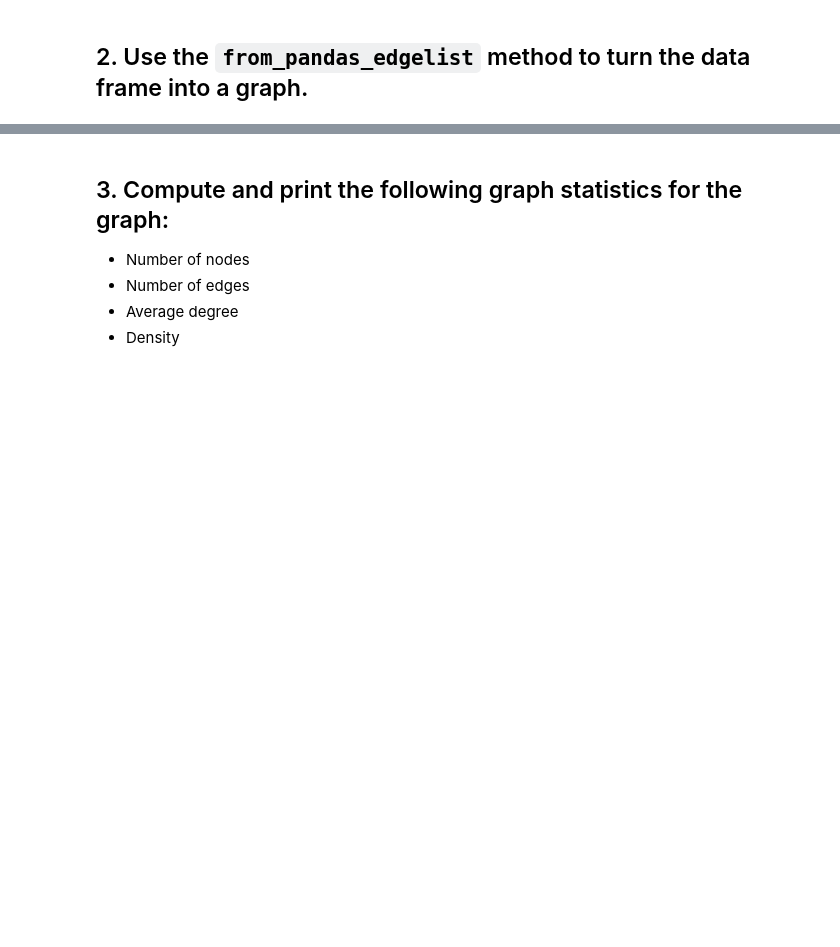
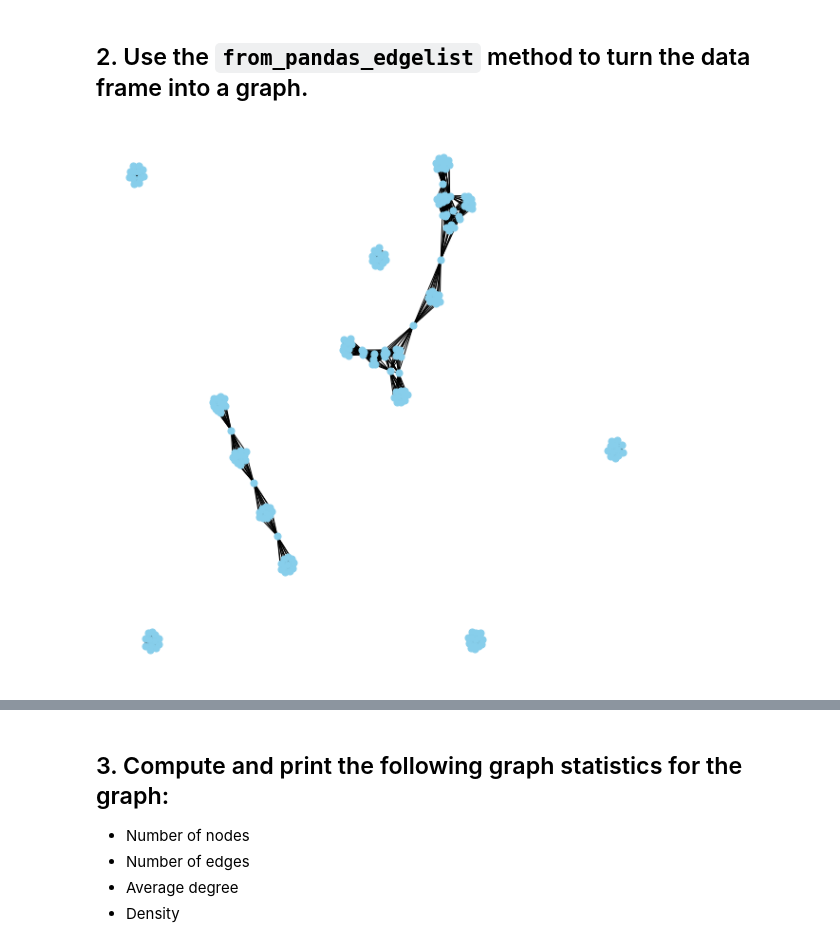
Before and after one commit to ta-datapt-bcn/lab-network-analysis, a Jupyter notebook: your-code/main.ipynb, the cells around one changed output, grey strips where cells are left out. Cells and saved outputs as stored; diff of their text form; code cells hidden in the pictures; blank space fills up the shorter version.

Commit message:
done, but have some questions

```diff
--- a/your-code/main.ipynb
+++ b/your-code/main.ipynb
@@ -12,6 +15,6 @@ import pandas as pd
 
 In the `us_mens_basketball.csv` data set, each row represents an single basketball player's participation in a single event at a single Olympics.
 # %%
-basketball = pd.read_csv('./data/us_mens_basketball.csv')
+basketball = pd.read_csv('../data/us_mens_basketball.csv')
 # %%
 basketball.head()
@@ -19,5 +29,39 @@ basketball.head()
 ## 1. Transform this data set into one that can be turned into a graph where the entities are represented by the Name field and the relationships are represented by whether the players played in the same Olympics together (Games field).
 
 Sort descending by the number of pairwise interactions. Which pair of players have competed in the most Olympics together?
+# %%
+#You need to connect individuals (represented by their Name) that have the same Games.
+
+column_edge = 'Games'
+column_ID = 'Name'
+
+data_to_merge = basketball[[column_ID, column_edge]].dropna(subset=[column_edge]).drop_duplicates() # select columns, remove NaN
+
+# To create connections between names who have the same game,
+# join data with itself on the 'Games' column.
+
+data_to_merge = data_to_merge.merge(data_to_merge[[column_ID, column_edge]].rename(columns={column_ID:column_ID+"_2"}),
+    on=column_edge)
+
+# By joining the data with itself, names will have a connection with themselves.
+# Remove self connections, to keep only connected names who are different.
+
+d = data_to_merge[~(data_to_merge[column_ID]==data_to_merge[column_ID+"_2"])] \
+    .dropna()[[column_ID, column_ID+"_2", column_edge]]
+
+# To avoid counting twice the connections (name 1 connected to name 2 and name 2 connected to name 1)
+# we force the first Name to be "lower" then Name_2
+d.drop(d.loc[d[column_ID+"_2"]<d[column_ID]].index.tolist(), inplace=True)
+d
+dsmall = d.head(2)
 # %% [markdown]
 ## 2. Use the `from_pandas_edgelist` method to turn the data frame into a graph.
+# %%
+G = nx.from_pandas_edgelist(d, 'Name', 'Name_2')
+plt.figure(figsize=(8,8))
+pos = nx.fruchterman_reingold_layout(G)
+
+nx.draw(G, pos, with_labels=False, node_color="skyblue", node_size = 50) #colour indicated here
+plt.show()
+# %% [output]
+[figure, added]
```
Also changed, not shown: parts of 15 cells of this notebook, 1 other file.
